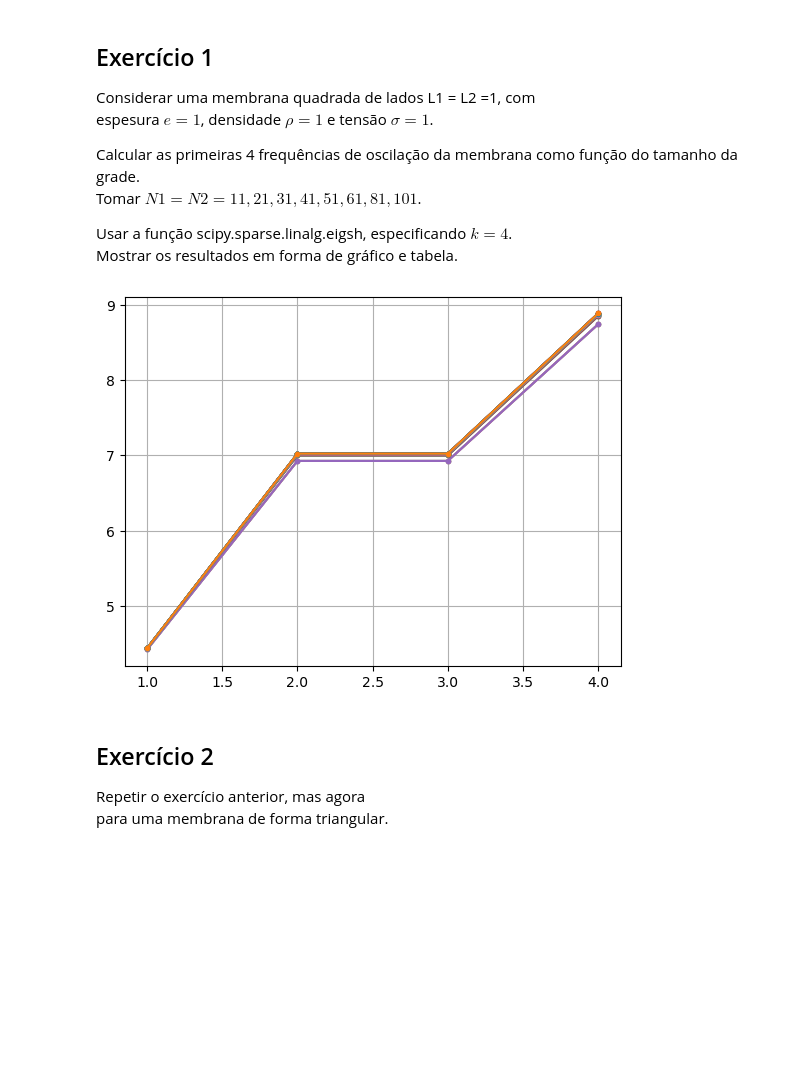
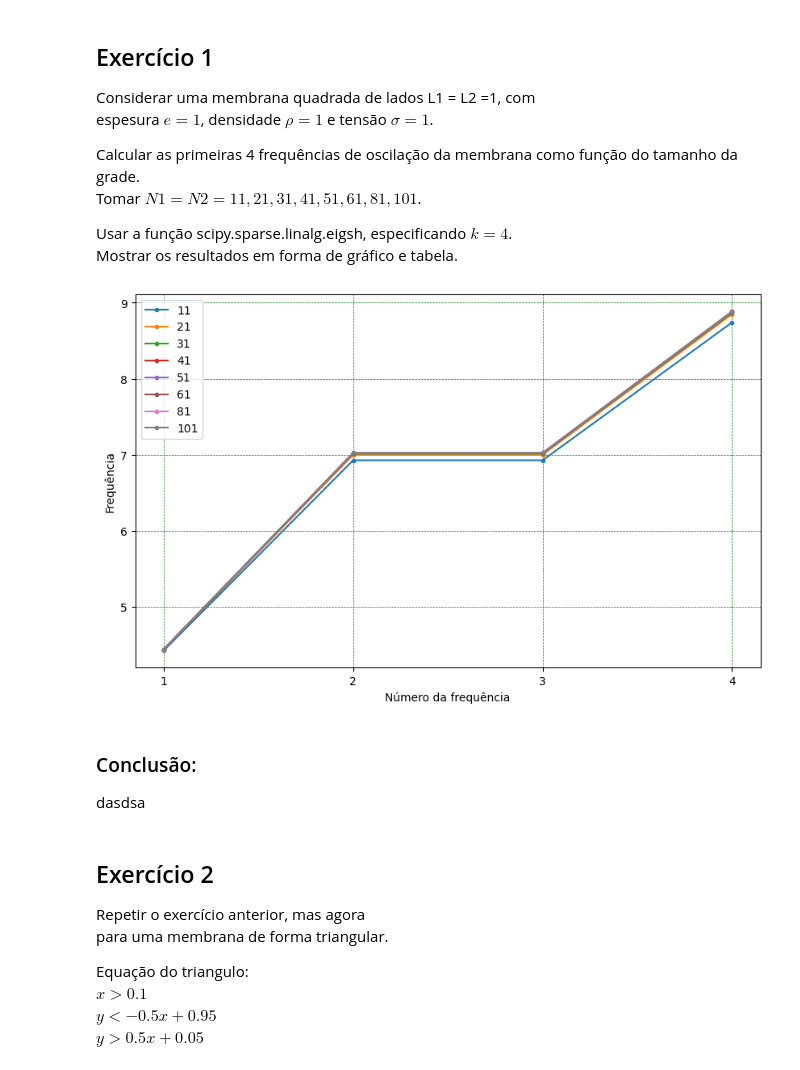
Before and after one commit to Ellocofonseca/C-lculo_Num-rico_Membranasa, a Jupyter notebook: Trabalho2.ipynb, the cells around one changed output. Saved outputs shown, nothing was run; the diff lists cells and outputs as text; code cells hidden in the pictures; blank space fills up the shorter version.

```diff
--- a/Trabalho2.ipynb
+++ b/Trabalho2.ipynb
@@ -81,15 +75,36 @@ for i in range (len(N)):
 
     for j in range (freqNum): #ARMAZENANDO AS FREQUENCIAS ENCONTRADAS
         Freq[i][j]=omegas[j]
-# %%
-N=[1,2,3,4]
-for i in range (freqNum):
-    plt.plot(N[:],Freq.T,marker = '.')
-plt.grid()
-plt.show()
-# %% [output]
-[figure, removed]
+# %%
+F=[1,2,3,4]
+plt.figure(figsize=(10,6))
+for i in range (len(N)):
+    plt.plot(F[:],Freq.T[:,i],marker = '.')
+plt.grid(color = 'green', linestyle = '--', linewidth = 0.5)
+plt.xlabel("Número da frequência")
+plt.ylabel("Frequência")
+plt.xticks(F)
+plt.legend(N)
+plt.show()
+
+Freq=np.round(Freq,4)
+fig = go.Figure(data=[go.Table(header=dict(values=['N','f1','f2','f3', 'f4']),
+                cells=dict(values=[N,Freq.T[0,:],Freq.T[1,:],Freq.T[2,:],Freq.T[3,:]]))
+                     ])
+fig.update_layout(width=650,height=240,margin_b=1,margin_l=1,margin_r=1,margin_t=50,
+                  title_text="Relação entre tamanho da grade e frequências de oscilação da membrana")
+fig.show()
+# %% [output]
+[figure, added]
+# %% [markdown]
+### Conclusão:
+dasdsa
 # %% [markdown]
 ## Exercício 2
 Repetir o exercício anterior, mas agora<br>
 para uma membrana de forma triangular.<br>
+
+Equação do triangulo:<br>
+    $x>0.1$<br>
+    $y<-0.5x+0.95$<br>
+    $y>0.5x+0.05$
```
Also changed, not shown: parts of 5 cells of this notebook, 1 other file.
